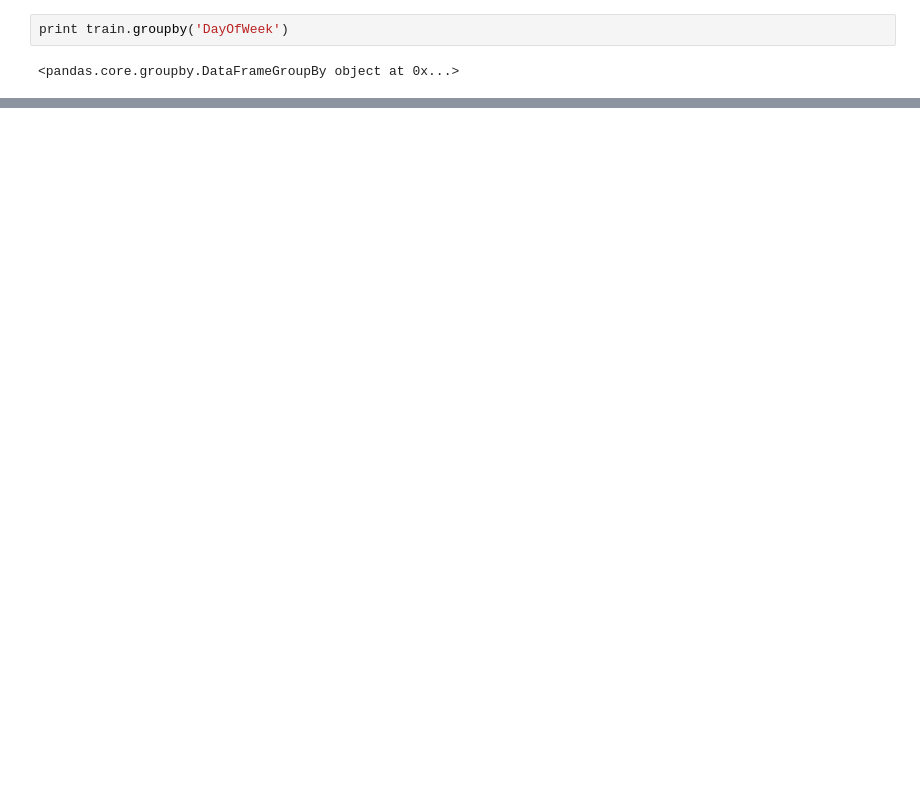
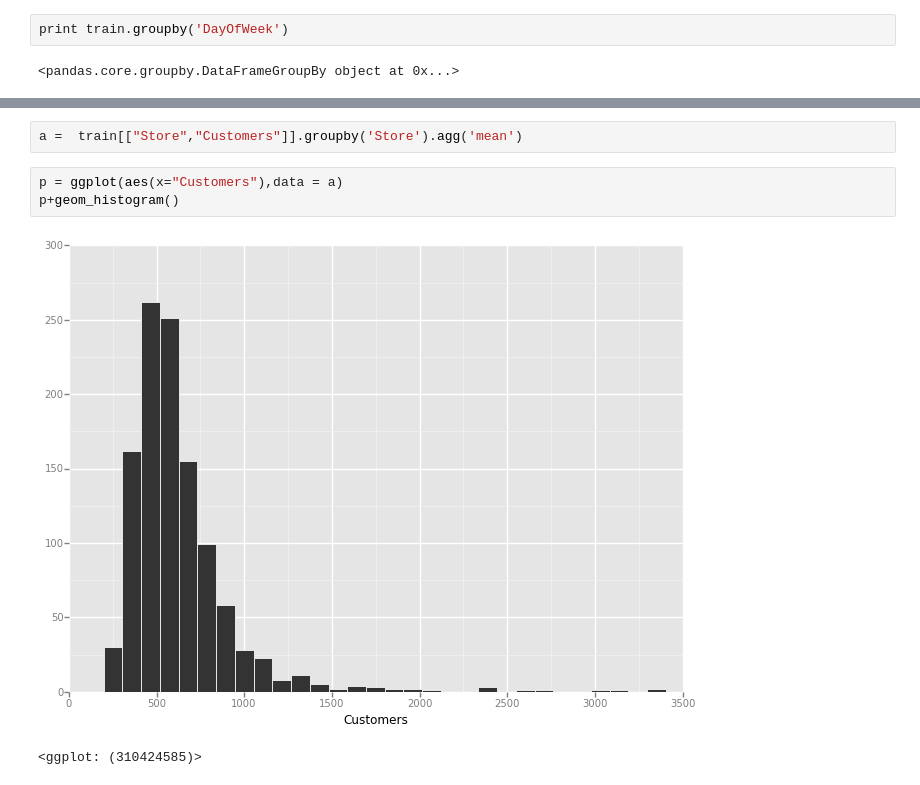
Before and after one commit to debugger06/Kaggle, a Jupyter notebook: rossmann/Untitled0.ipynb, the cells around one changed output, grey strips where cells are left out. Cells and saved outputs as stored; diff of their text form; blank space fills up the shorter version.

```diff
--- a/rossmann/Untitled0.ipynb
+++ b/rossmann/Untitled0.ipynb
@@ -308,0 +318,8 @@ print train.groupby('DayOfWeek')
+# %%
+a =  train[["Store","Customers"]].groupby('Store').agg('mean')
+# %%
+p = ggplot(aes(x="Customers"),data = a)
+p+geom_histogram()
+# %% [output]
+[figure, added]
+<ggplot: (310424585)>
```
Also changed, not shown: parts of 29 cells of this notebook, 1 other file.
